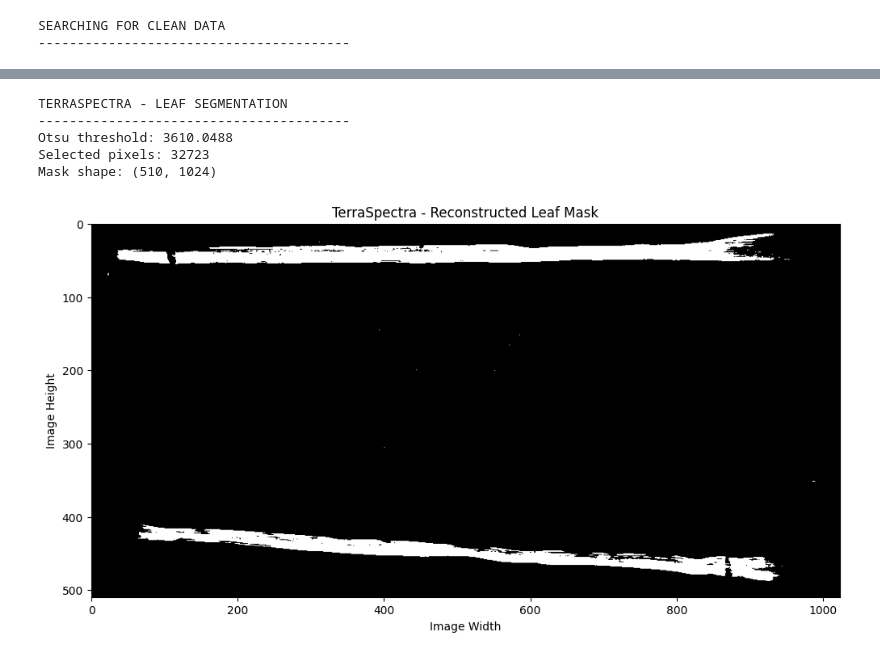
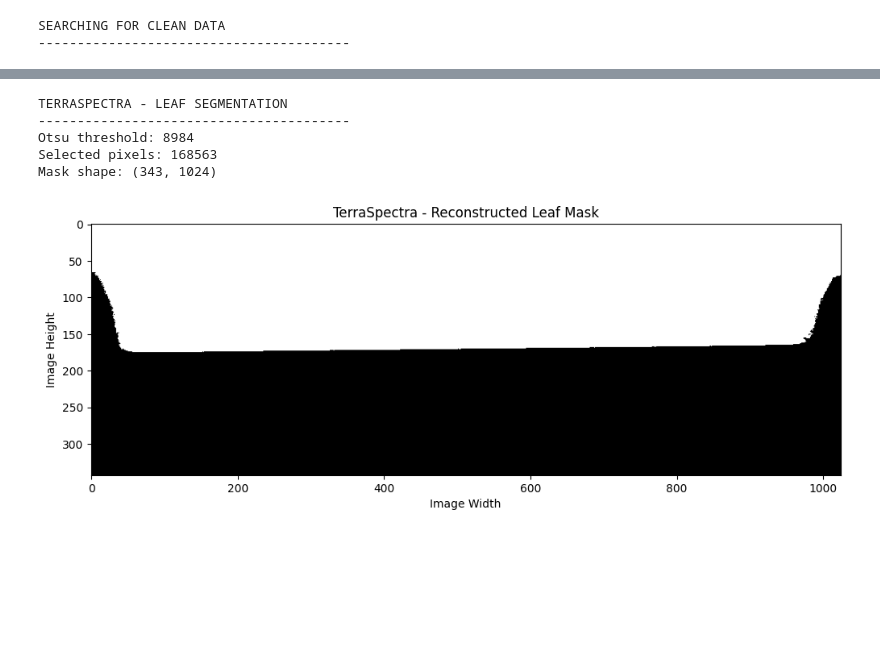
Before and after one commit to megha-0066/TerraSpectra, a Jupyter notebook: TeraSpectra.ipynb, the cells around one changed output, grey strips where cells are left out. Cells and saved outputs as stored; diff of their text form; code cells hidden in the pictures; blank space fills up the shorter version.

```diff
--- a/TeraSpectra.ipynb
+++ b/TeraSpectra.ipynb
@@ -1124,23 +1154,0 @@ spectral : module
-# %%
-# Reconstruct the leaf region
-roi_cube = cube[530:1040, :, :]
-
-# Display spectral band 100
-roi_image = roi_cube[:, :, 100]
-
-print("TERRASPECTRA - ROI RECOVERY")
-print("-" * 40)
-
-print("Original cube:", cube.shape)
-print("ROI cube:", roi_cube.shape)
-print("ROI image:", roi_image.shape)
-
-import matplotlib.pyplot as plt
-
-plt.figure(figsize=(12, 6))
-plt.imshow(roi_image, cmap="gray")
-plt.title("TerraSpectra - Reconstructed Leaf ROI")
-plt.xlabel("Image Width")
-plt.ylabel("Image Height")
-plt.colorbar(label="Pixel Intensity")
-plt.show()
@@ -1154,41 +1204,50 @@ ROI image: (510, 1024)
 # %%
 import numpy as np
 import matplotlib.pyplot as plt
+import os
 from skimage.filters import threshold_otsu
+
+# Ensure roi_cube exists; if not, recreate it safely
+if 'roi_cube' not in globals():
+    print("roi_cube not found in memory. Re-extracting from img...")
+    bytes_per_row = img.shape[1] * img.shape[2] * np.dtype(img.dtype).itemsize
+    actual_file_size = os.path.getsize("/content/13_G.hyspex")
+    max_safe_row = int(actual_file_size // bytes_per_row)
+    safe_end_row = min(1040, max_safe_row - 10)
+    roi_cube = img[0:safe_end_row, :, :]
 
 # Select spectral band 100
 band_image = roi_cube[:, :, 100]
 
 # Remove invalid pixels
 valid_pixels = band_image[band_image != 4095]
 
 # Calculate Otsu threshold
 threshold = threshold_otsu(valid_pixels)
 
 # Create binary leaf mask
 leaf_mask = (band_image > threshold) & (band_image != 4095)
 
 print("TERRASPECTRA - LEAF SEGMENTATION")
 print("-" * 40)
-
 print("Otsu threshold:", threshold)
 print("Selected pixels:", leaf_mask.sum())
 print("Mask shape:", leaf_mask.shape)
 
 # Display mask
 plt.figure(figsize=(12, 6))
 plt.imshow(leaf_mask, cmap="gray")
 plt.title("TerraSpectra - Reconstructed Leaf Mask")
 plt.xlabel("Image Width")
 plt.ylabel("Image Height")
 plt.show()
 # %% [output]
 TERRASPECTRA - LEAF SEGMENTATION
 ----------------------------------------
-Otsu threshold: 3610.0488
-Selected pixels: 32723
-Mask shape: (510, 1024)
+Otsu threshold: 8984
+Selected pixels: 168563
+Mask shape: (343, 1024)
-[figure, old version]
+[figure, new version]
 # %%
 from skimage.measure import label
 from skimage.morphology import remove_small_objects
```
Also changed, not shown: parts of 40 cells of this notebook.
